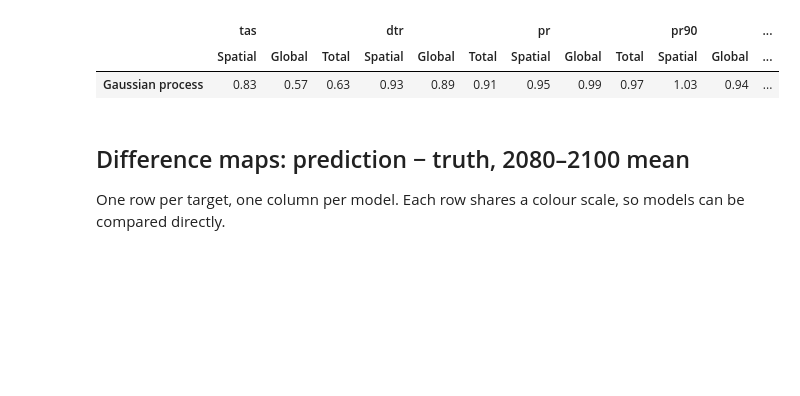
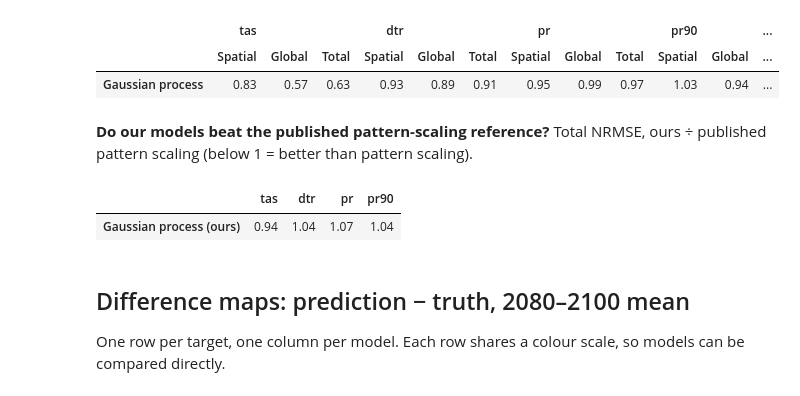
Before and after one commit to romanzrespicio/DSC180-D06-JCM-Project, a Jupyter notebook: notebooks/Week3_Leaderboard.ipynb, the cells around one changed output. Cells and saved outputs as stored; diff of their text form; code cells hidden in the pictures; blank space fills up the shorter version.

```diff
--- a/notebooks/Week3_Leaderboard.ipynb
+++ b/notebooks/Week3_Leaderboard.ipynb
@@ -149,6 +195,15 @@ pd.DataFrame(ratios).T.round(2)
 |  | tas |  |  | dtr |  |  | pr |  |  | pr90 |  | ... |
 |  | Spatial | Global | Total | Spatial | Global | Total | Spatial | Global | Total | Spatial | Global | ... |
 | Gaussian process | 0.83 | 0.57 | 0.63 | 0.93 | 0.89 | 0.91 | 0.95 | 0.99 | 0.97 | 1.03 | 0.94 | ... |
+# %% [markdown]
+**Do our models beat the published pattern-scaling reference?** Total NRMSE, ours ÷ published pattern scaling
+(below 1 = better than pattern scaling).
+# %%
+ours_rows = [r for r in totals.index if r.endswith("(ours)")]
+(totals.loc[ours_rows] / totals.loc["Pattern scaling (published)"]).round(2)
+# %% [output]
+|  | tas | dtr | pr | pr90 |
+| Gaussian process (ours) | 0.94 | 1.04 | 1.07 | 1.04 |
 # %% [markdown]
 ## Difference maps: prediction − truth, 2080–2100 mean
 
```
Also changed, not shown: parts of 8 cells of this notebook, 2 other files.
